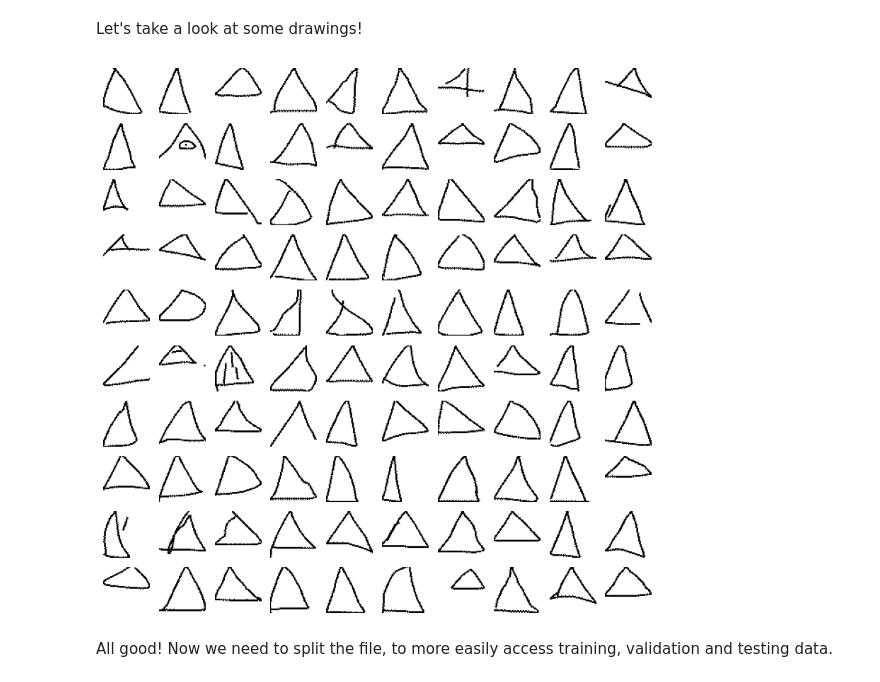
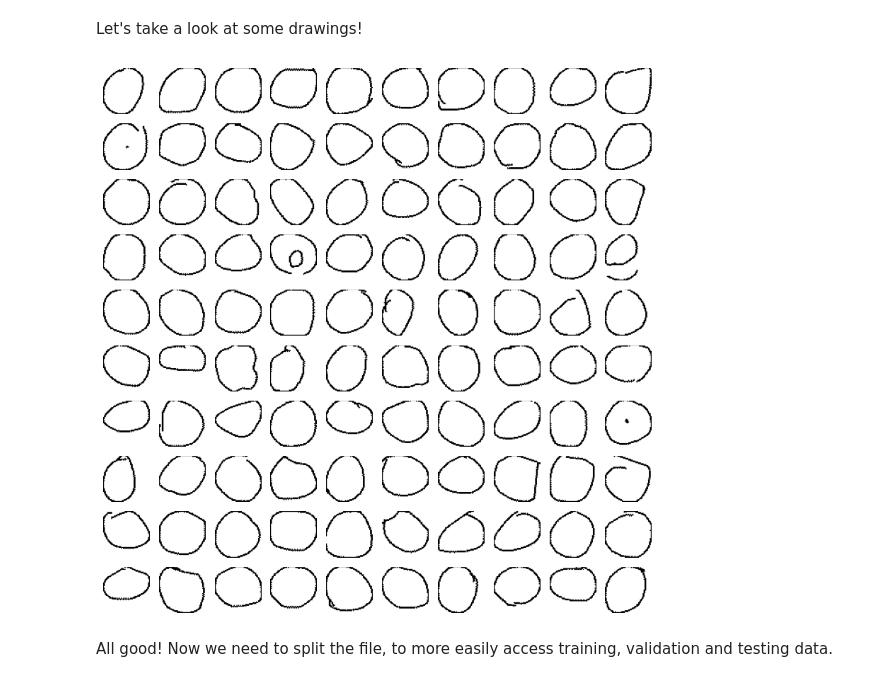
Before and after one commit to de-lachende-cavalier/sorvis, a Jupyter notebook: classifying_NCAs.ipynb, the cells around one changed output. Drawn from its saved outputs; the diff is of its cells as text; code cells hidden in the pictures.

Commit message:
finished with data preprocessing

```diff
--- a/classifying_NCAs.ipynb
+++ b/classifying_NCAs.ipynb
@@ -284,19 +293,19 @@ Let's take a look at some drawings!
 # %%
 images = []
 i = 0 # to avoid loading the whole dataset
-with open(data_dir + "triangle.ndjson", "r") as file:
+with open(data_dir + "circle.ndjson", "r") as file:
     for line in file:
         i += 1
         data = json.loads(line)
         image = drawing_to_image(data["drawing"])
         images.append(image)
         if i > 100:
             break
         # image.show()
 
 display_image_grid(images, int(sqrt(i)))
 # %% [output]
-[figure, old version]
+[figure, new version]
 # %% [markdown]
 All good! Now we need to split the file, to more easily access training, validation and testing data.
 # %%
```
Also changed, not shown: parts of 12 cells of this notebook.
